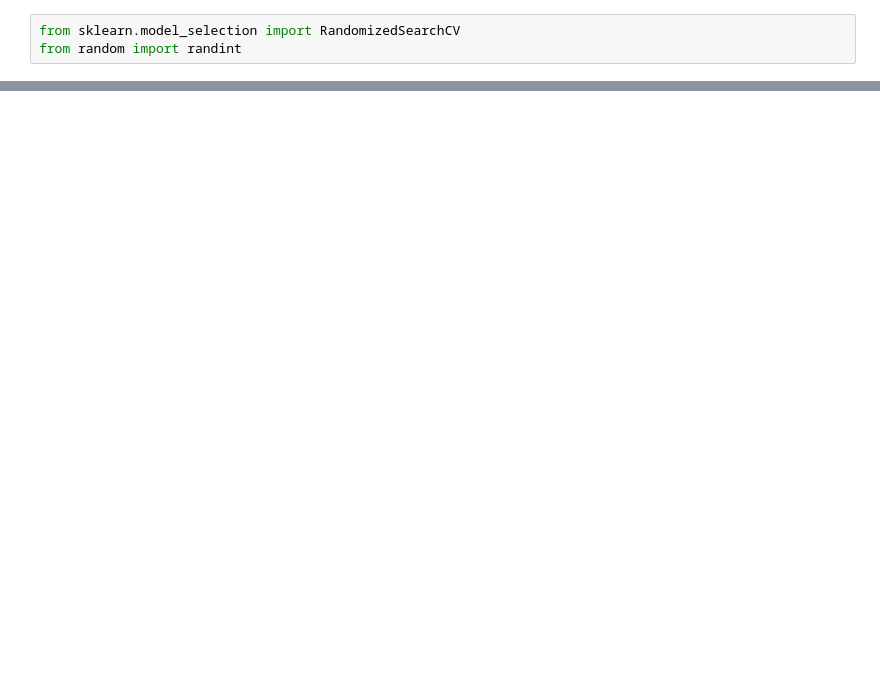
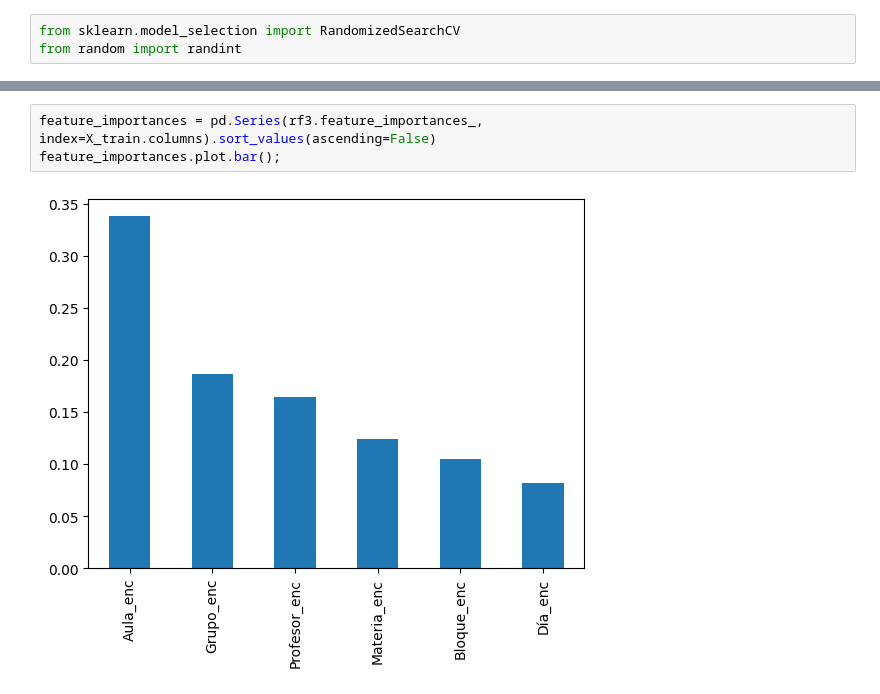
Before and after one commit to CondeCorleone/TESIS_JCSRA, a Jupyter notebook: Notebooks/Revision.ipynb, the cells around one changed output, grey strips where cells are left out. Saved outputs shown, nothing was run; the diff lists cells and outputs as text; blank space fills up the shorter version.

Commit message:
Additional metrics and feature importance

```diff
--- a/Notebooks/Revision.ipynb
+++ b/Notebooks/Revision.ipynb
@@ -128,0 +145,5 @@ Accuracy: 0.8717948717948718
+# %%
+feature_importances = pd.Series(rf3.feature_importances_, index=X_train.columns).sort_values(ascending=False)
+feature_importances.plot.bar();
+# %% [output]
+[figure, added]
```
Also changed, not shown: parts of 7 cells of this notebook.
